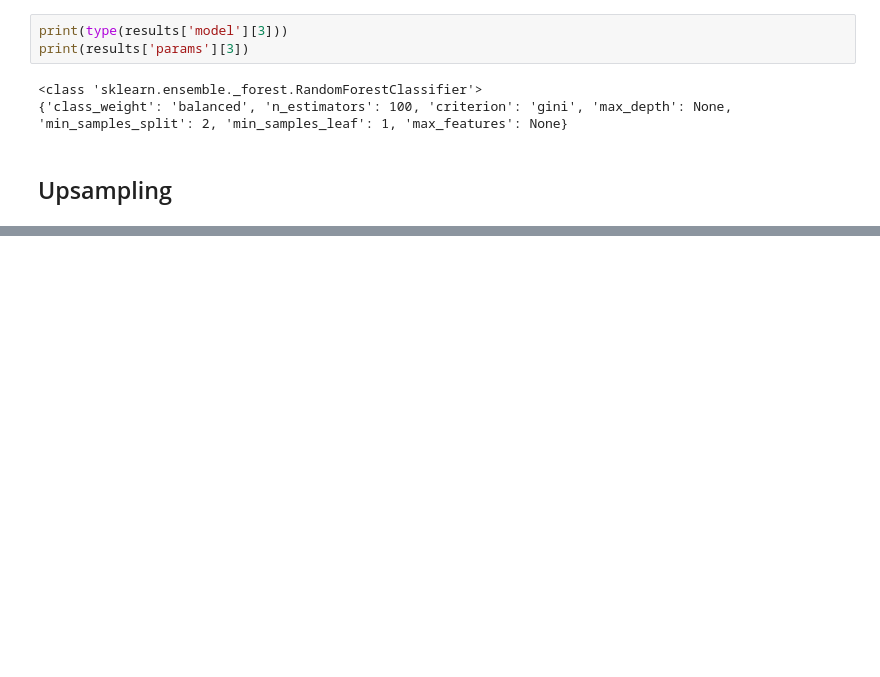
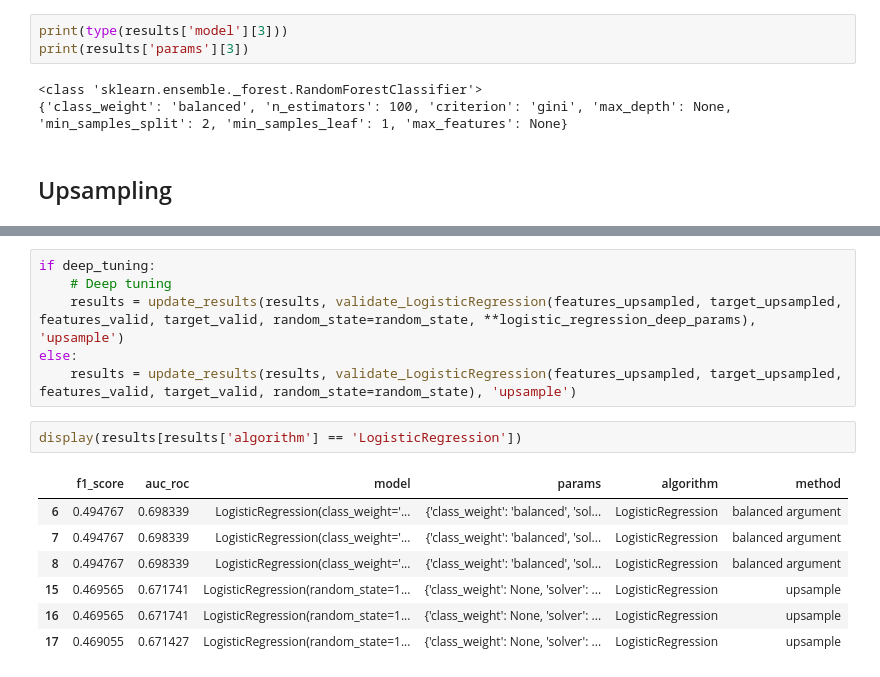
Before and after one commit to IMMontoya/Predict_Customer_Churn, a Jupyter notebook: nb.ipynb, the cells around one changed output, grey strips where cells are left out. Drawn from its saved outputs; the diff is of its cells as text; blank space fills up the shorter version.

```diff
--- a/nb.ipynb
+++ b/nb.ipynb
@@ -744,0 +816,16 @@ display(results)
+# %%
+if deep_tuning:
+    # Deep tuning
+    results = update_results(results, validate_LogisticRegression(features_upsampled, target_upsampled, features_valid, target_valid, random_state=random_state, **logistic_regression_deep_params), 'upsample')
+else:
+    results = update_results(results, validate_LogisticRegression(features_upsampled, target_upsampled, features_valid, target_valid, random_state=random_state), 'upsample')
+# %%
+display(results[results['algorithm'] == 'LogisticRegression'])
+# %% [output]
+|  | f1_score | auc_roc | model | params | algorithm | method |
+| 6 | 0.494767 | 0.698339 | LogisticRegression(class_weight='... | {'class_weight': 'balanced', 'sol... | LogisticRegression | balanced argument |
+| 7 | 0.494767 | 0.698339 | LogisticRegression(class_weight='... | {'class_weight': 'balanced', 'sol... | LogisticRegression | balanced argument |
+| 8 | 0.494767 | 0.698339 | LogisticRegression(class_weight='... | {'class_weight': 'balanced', 'sol... | LogisticRegression | balanced argument |
+| 15 | 0.469565 | 0.671741 | LogisticRegression(random_state=1... | {'class_weight': None, 'solver': ... | LogisticRegression | upsample |
+| 16 | 0.469565 | 0.671741 | LogisticRegression(random_state=1... | {'class_weight': None, 'solver': ... | LogisticRegression | upsample |
+| 17 | 0.469055 | 0.671427 | LogisticRegression(random_state=1... | {'class_weight': None, 'solver': ... | LogisticRegression | upsample |
```
Also changed, not shown: parts of 12 cells of this notebook.
